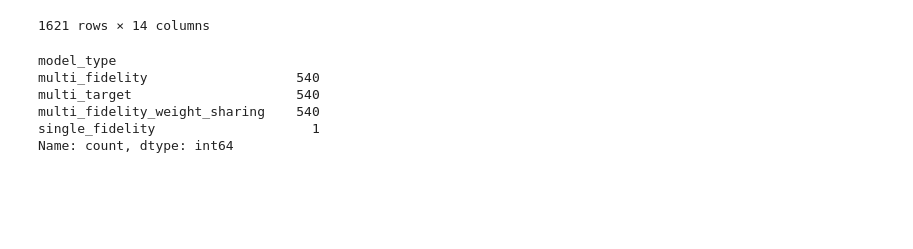
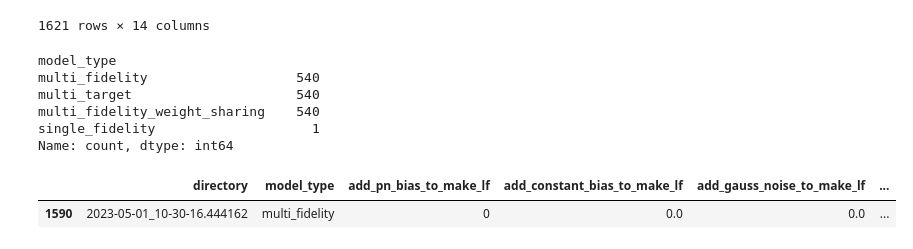
Before and after one commit to sourcery-ai-experiments/chemprop, a Jupyter notebook: multifidelity_results_analysis.ipynb, the cells around one changed output. Drawn from its saved outputs; the diff is of its cells as text; code cells hidden in the pictures; blank space fills up the shorter version.

```diff
--- a/multifidelity_results_analysis.ipynb
+++ b/multifidelity_results_analysis.ipynb
@@ -64,6 +77,11 @@ multi_target                     540
 multi_fidelity_weight_sharing    540
 single_fidelity                    1
 Name: count, dtype: int64
+# %%
+df.loc[df.directory == '2023-05-01_10-30-16.444162']
+# %% [output]
+|  | directory | model_type | add_pn_bias_to_make_lf | add_constant_bias_to_make_lf | add_gauss_noise_to_make_lf | ... |
+| 1590 | 2023-05-01_10-30-16.444162 | multi_fidelity | 0 | 0.0 | 0.0 | ... |
 # %%
 default_var_values = {
     'add_pn_bias_to_make_lf': 0,
```
Also changed, not shown: parts of 2 cells of this notebook, 3 other files.
